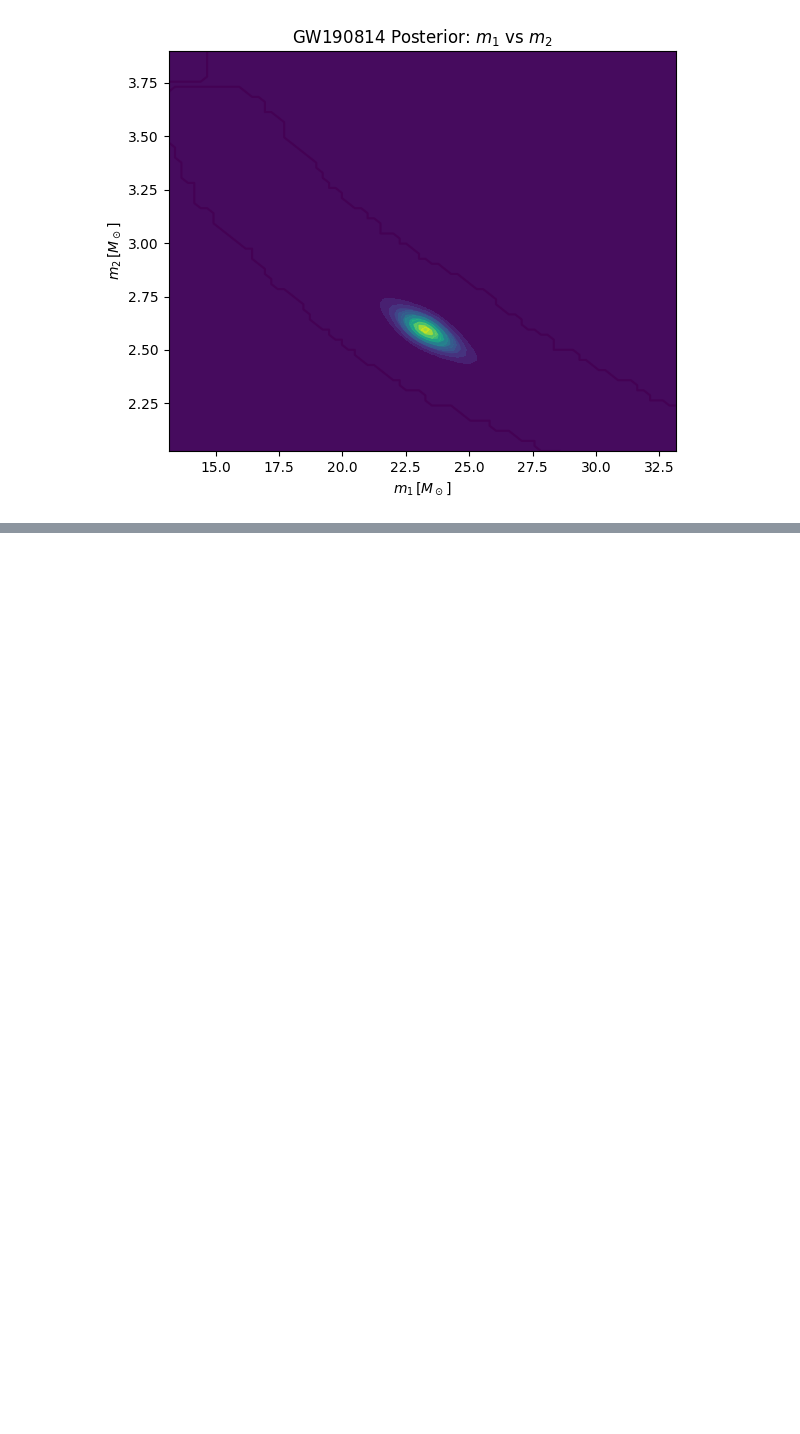
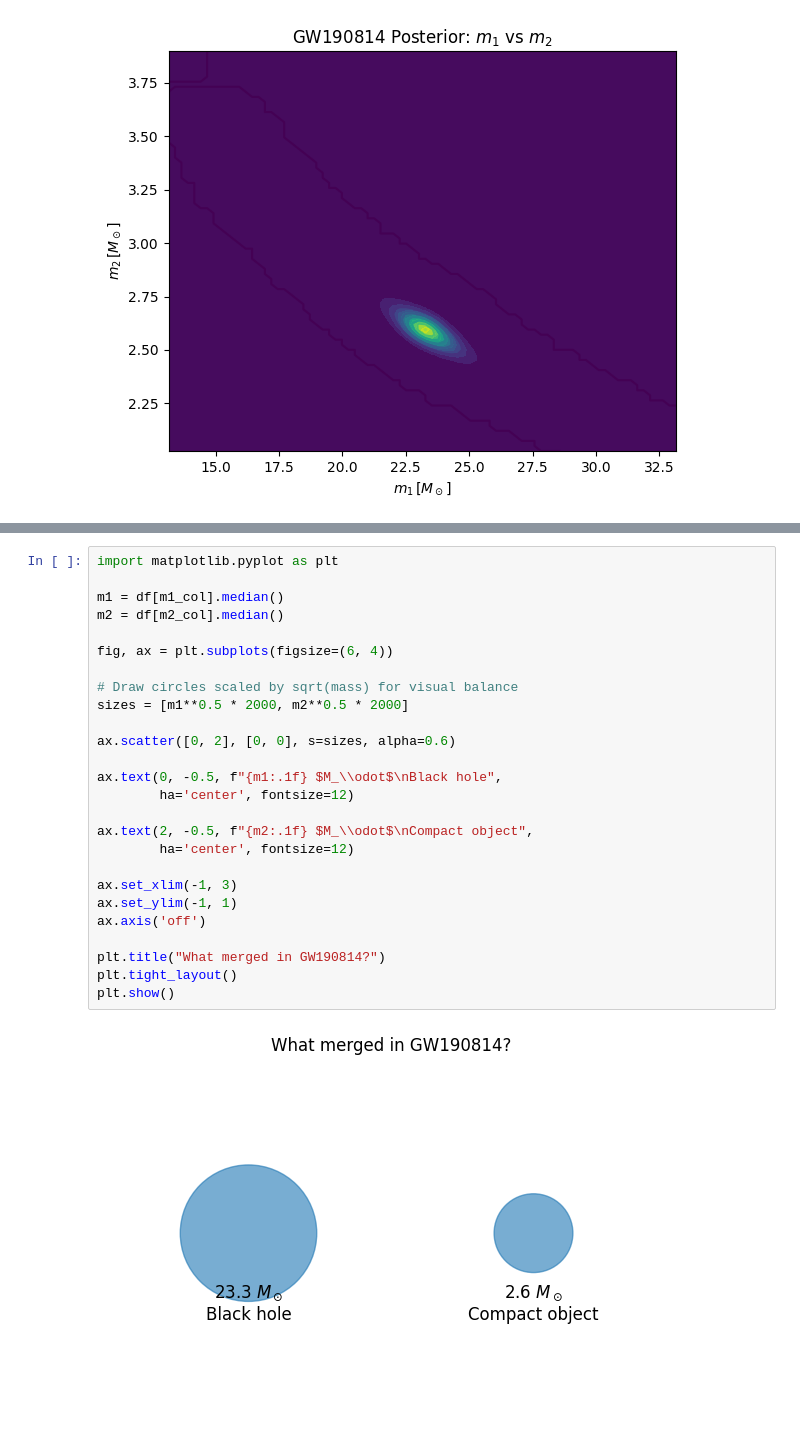
Before and after one commit to saatour/GW170817, a Jupyter notebook: GW190814_Posterior_plots.ipynb, the cells around one changed output, grey strips where cells are left out. Drawn from its saved outputs; the diff is of its cells as text; blank space fills up the shorter version.

```diff
--- a/GW190814_Posterior_plots.ipynb
+++ b/GW190814_Posterior_plots.ipynb
@@ -393,0 +524,28 @@ plt.show()
+# %%
+import matplotlib.pyplot as plt
+
+m1 = df[m1_col].median()
+m2 = df[m2_col].median()
+
+fig, ax = plt.subplots(figsize=(6, 4))
+
+# Draw circles scaled by sqrt(mass) for visual balance
+sizes = [m1**0.5 * 2000, m2**0.5 * 2000]
+
+ax.scatter([0, 2], [0, 0], s=sizes, alpha=0.6)
+
+ax.text(0, -0.5, f"{m1:.1f} $M_\\odot$\nBlack hole",
+        ha='center', fontsize=12)
+
+ax.text(2, -0.5, f"{m2:.1f} $M_\\odot$\nCompact object",
+        ha='center', fontsize=12)
+
+ax.set_xlim(-1, 3)
+ax.set_ylim(-1, 1)
+ax.axis('off')
+
+plt.title("What merged in GW190814?")
+plt.tight_layout()
+plt.show()
+# %% [output]
+[figure, added]
```
Also changed, not shown: parts of 32 cells of this notebook.
